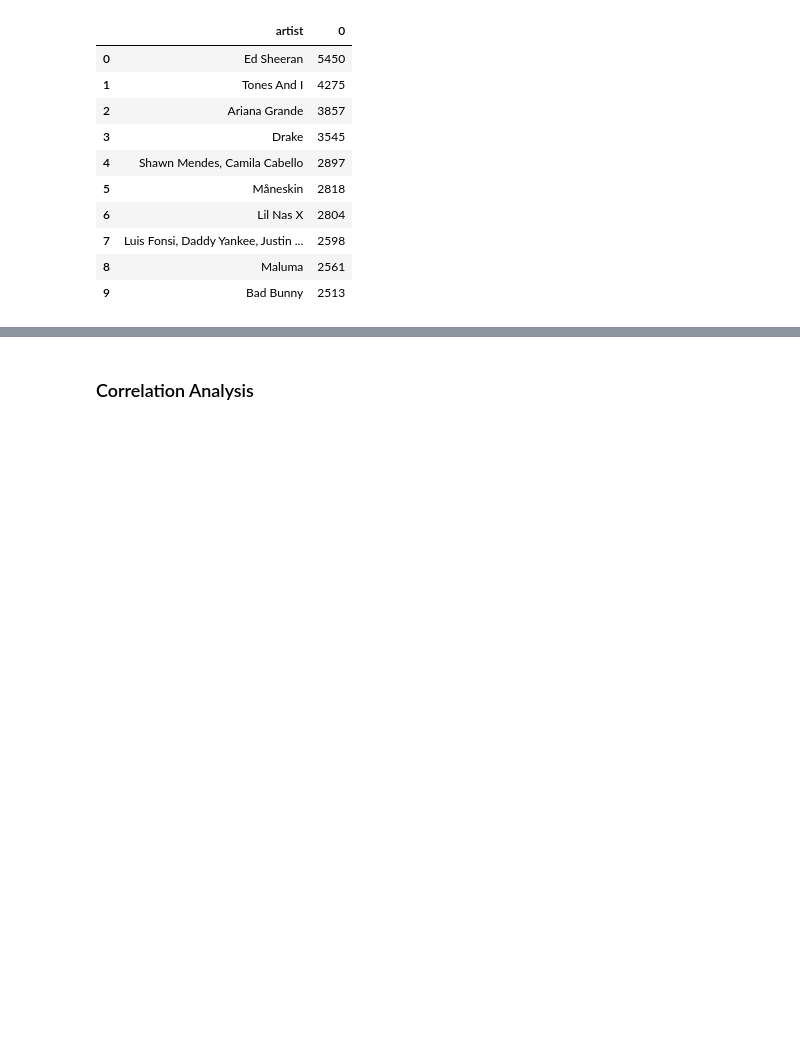
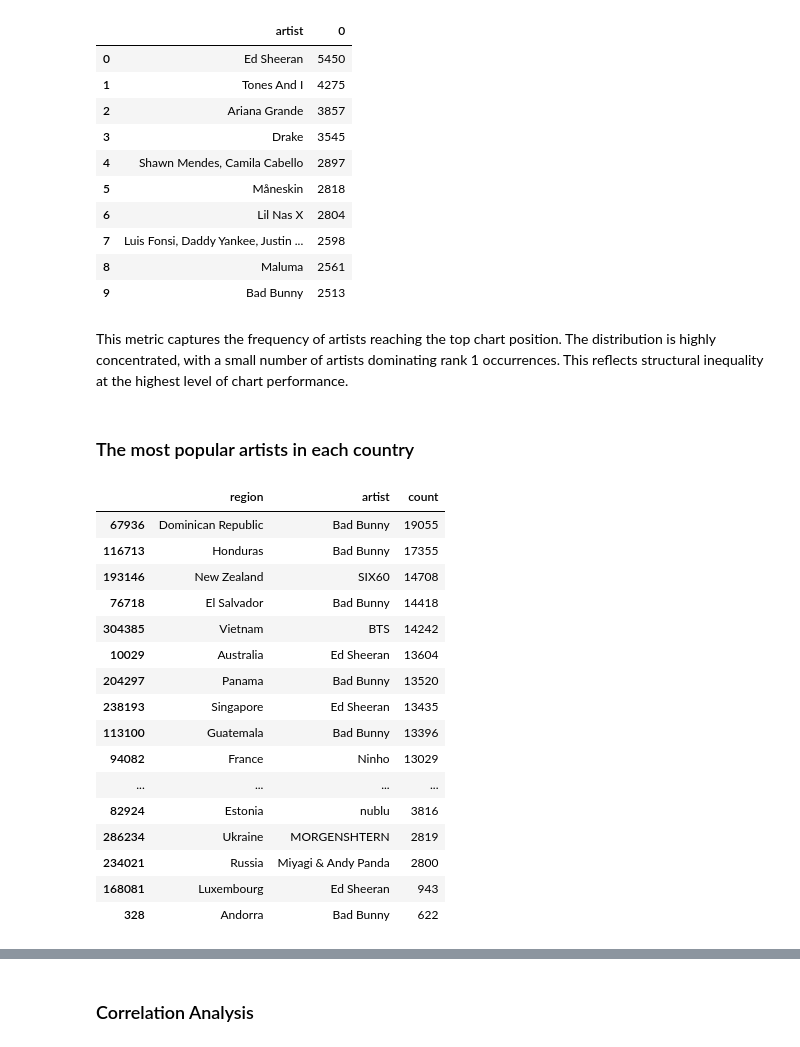
Before and after one commit to NastyaGolovina/Music_Recommendations_Dashboard, a Jupyter notebook: main_notebook.ipynb, the cells around one changed output, grey strips where cells are left out. Drawn from its saved outputs; the diff is of its cells as text; code cells hidden in the pictures; blank space fills up the shorter version.

Commit message:
The most popular artists in each country + Covariance Analysis

```diff
--- a/main_notebook.ipynb
+++ b/main_notebook.ipynb
@@ -143,3 +157,33 @@ music[music['rank'] == 1].groupby('artist').size().sort_values(ascending=False).
 | 7 | Luis Fonsi, Daddy Yankee, Justin ... | 2598 |
 | 8 | Maluma | 2561 |
 | 9 | Bad Bunny | 2513 |
+# %% [markdown]
+This metric captures the frequency of artists reaching the top chart position. The distribution is highly concentrated, with a small number of artists dominating rank 1 occurrences. This reflects structural inequality at the highest level of chart performance.
+# %% [markdown]
+### The most popular artists in each country
+# %%
+pd.set_option('display.max_rows', 100)
+
+(music.groupby(['region', 'artist'])
+                .size()
+                .reset_index(name='count')
+                .sort_values(['region', 'count'], ascending=[True, False])
+                .groupby('region').head(1)).sort_values(['count'], ascending=[False])
+# %% [output]
+|  | region | artist | count |
+| 67936 | Dominican Republic | Bad Bunny | 19055 |
+| 116713 | Honduras | Bad Bunny | 17355 |
+| 193146 | New Zealand | SIX60 | 14708 |
+| 76718 | El Salvador | Bad Bunny | 14418 |
+| 304385 | Vietnam | BTS | 14242 |
+| 10029 | Australia | Ed Sheeran | 13604 |
+| 204297 | Panama | Bad Bunny | 13520 |
+| 238193 | Singapore | Ed Sheeran | 13435 |
+| 113100 | Guatemala | Bad Bunny | 13396 |
+| 94082 | France | Ninho | 13029 |
+| ... | ... | ... | ... |
+| 82924 | Estonia | nublu | 3816 |
+| 286234 | Ukraine | MORGENSHTERN | 2819 |
+| 234021 | Russia | Miyagi & Andy Panda | 2800 |
+| 168081 | Luxembourg | Ed Sheeran | 943 |
+| 328 | Andorra | Bad Bunny | 622 |
```
Also changed, not shown: parts of 20 cells of this notebook.
